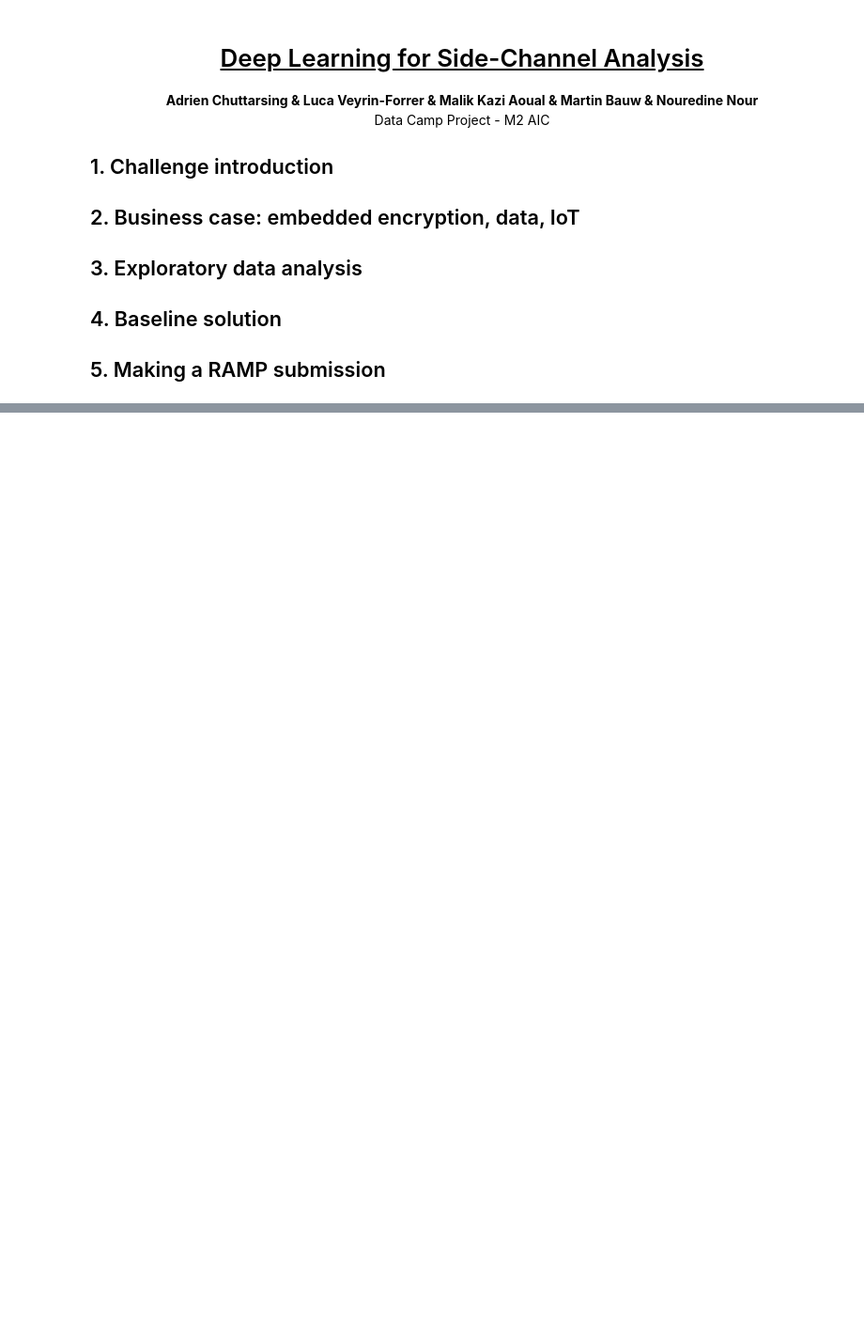
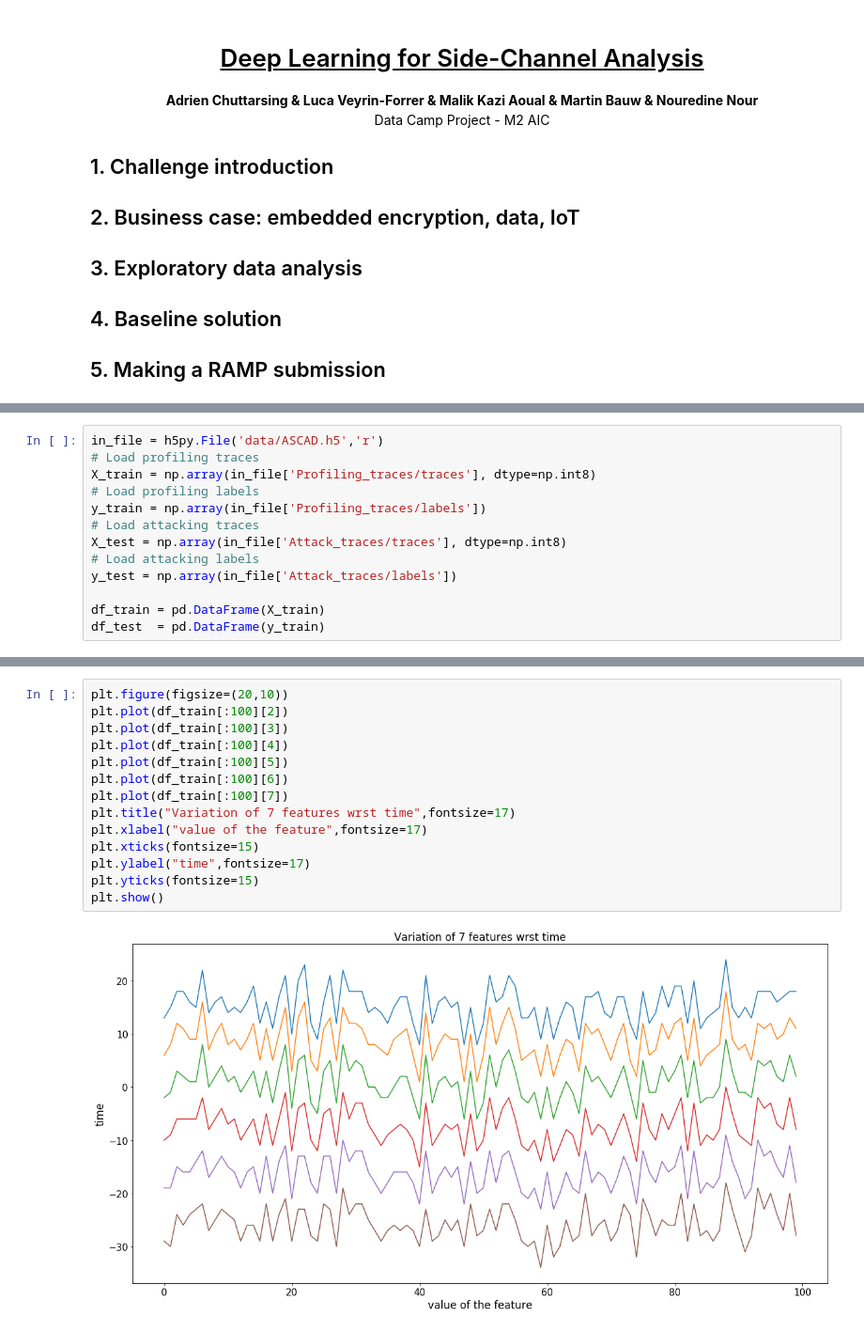
Before and after one commit to luvf/Side_channel_challenge, a Jupyter notebook: sca_starting_kit.ipynb, the cells around one changed output, grey strips where cells are left out. Shown: that part at 94% size. Saved outputs shown, nothing was run; the diff lists cells and outputs as text; blank space fills up the shorter version.

```diff
--- a/sca_starting_kit.ipynb
+++ b/sca_starting_kit.ipynb
@@ -38,0 +53,13 @@ This challenge focuses on the ability of deep learning to help in the cracking o
+# %%
+in_file = h5py.File('data/ASCAD.h5','r')
+# Load profiling traces
+X_train = np.array(in_file['Profiling_traces/traces'], dtype=np.int8)
+# Load profiling labels
+y_train = np.array(in_file['Profiling_traces/labels'])
+# Load attacking traces
+X_test = np.array(in_file['Attack_traces/traces'], dtype=np.int8)
+# Load attacking labels
+y_test = np.array(in_file['Attack_traces/labels'])
+
+df_train = pd.DataFrame(X_train)
+df_test  = pd.DataFrame(y_train)
@@ -38,0 +81,16 @@ This challenge focuses on the ability of deep learning to help in the cracking o
+# %%
+plt.figure(figsize=(20,10))
+plt.plot(df_train[:100][2])
+plt.plot(df_train[:100][3])
+plt.plot(df_train[:100][4])
+plt.plot(df_train[:100][5])
+plt.plot(df_train[:100][6])
+plt.plot(df_train[:100][7])
+plt.title("Variation of 7 features wrst time",fontsize=17)
+plt.xlabel("value of the feature",fontsize=17)
+plt.xticks(fontsize=15)
+plt.ylabel("time",fontsize=17)
+plt.yticks(fontsize=15)
+plt.show()
+# %% [output]
+[figure, added]
```
Also changed, not shown: parts of 14 cells of this notebook.
